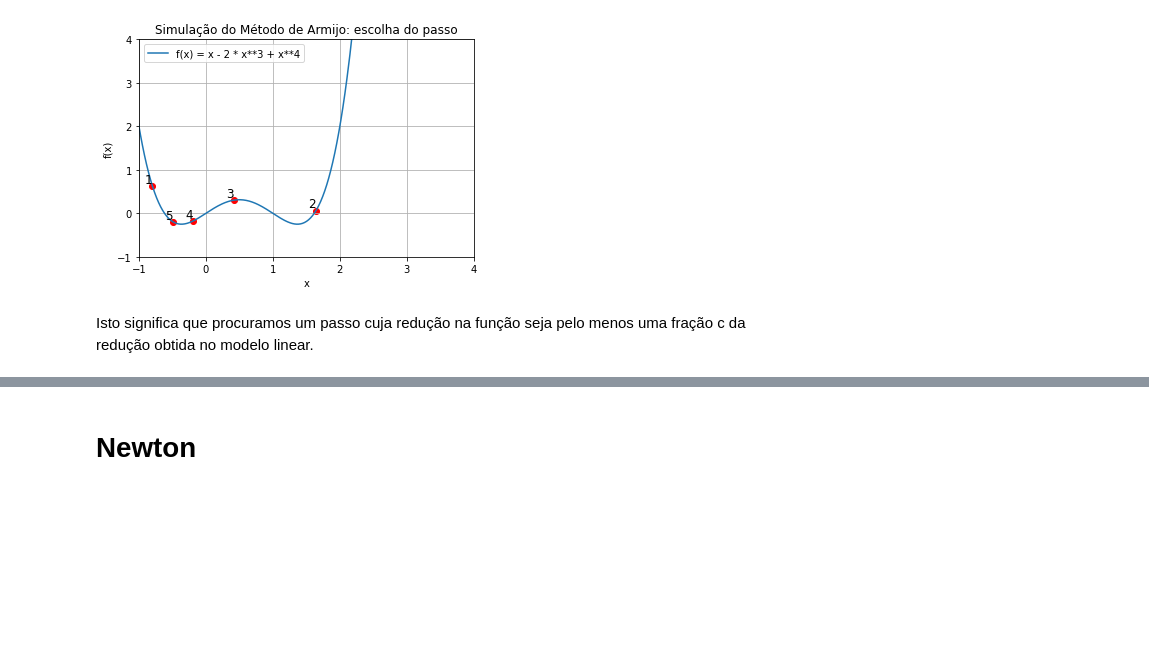
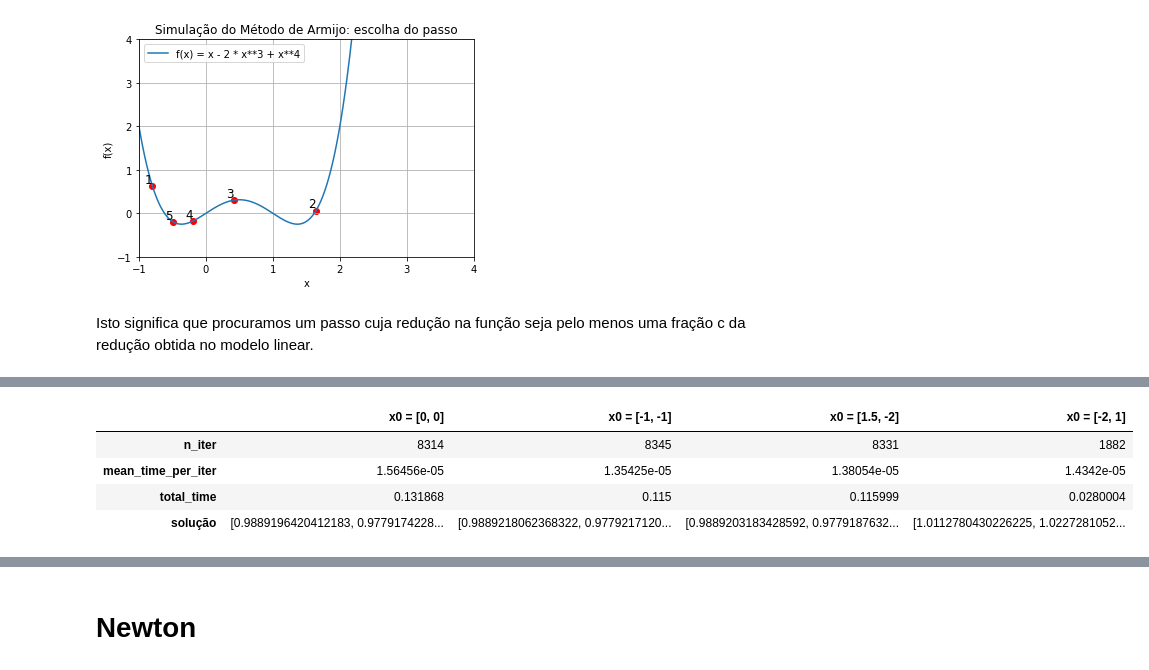
Before and after one commit to PedroSiqueira1/OptimizationMethods, a Jupyter notebook: src/notebooks/lista3.ipynb, the cells around one changed output, grey strips where cells are left out. Drawn from its saved outputs; the diff is of its cells as text; code cells hidden in the pictures; blank space fills up the shorter version.

```diff
--- a/src/notebooks/lista3.ipynb
+++ b/src/notebooks/lista3.ipynb
@@ -179,0 +331,37 @@ plt.show()
+# %%
+data = {
+    'x0 = [0, 0]': {
+        'n_iter': sol1[1],
+        'mean_time_per_iter': sol1[3].mean(),
+        'total_time':  sol1[4],
+        'solução': sol1[0]
+    },
+    'x0 = [-1, -1]': {
+        'n_iter': sol2[1],
+        'mean_time_per_iter': sol2[3].mean(),
+        'total_time':  sol2[4],
+        'solução': sol2[0]
+    },
+    'x0 = [1.5, -2]': {
+        'n_iter': sol3[1],
+        'mean_time_per_iter': sol3[3].mean(),
+        'total_time':  sol3[4],
+        'solução': sol3[0]
+    },
+    'x0 = [-2,  1]': {
+        'n_iter': sol4[1],
+        'mean_time_per_iter': sol4[3].mean(),
+        'total_time':  sol4[4],
+        'solução': sol4[0]
+    },
+
+
+}
+
+pd.DataFrame(data)
+# %% [output]
+|  | x0 = [0, 0] | x0 = [-1, -1] | x0 = [1.5, -2] | x0 = [-2, 1] |
+| n_iter | 8314 | 8345 | 8331 | 1882 |
+| mean_time_per_iter | 1.56456e-05 | 1.35425e-05 | 1.38054e-05 | 1.4342e-05 |
+| total_time | 0.131868 | 0.115 | 0.115999 | 0.0280004 |
+| solução | [0.9889196420412183, 0.9779174228... | [0.9889218062368322, 0.9779217120... | [0.9889203183428592, 0.9779187632... | [1.0112780430226225, 1.0227281052... |
```
Also changed, not shown: parts of 30 cells of this notebook.
